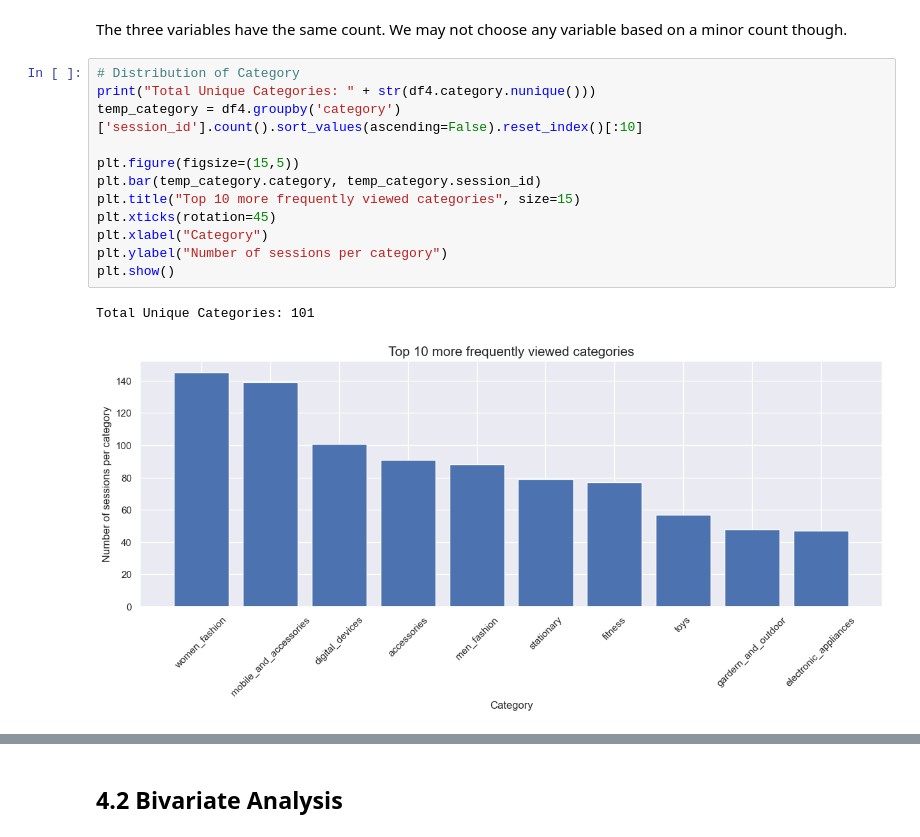
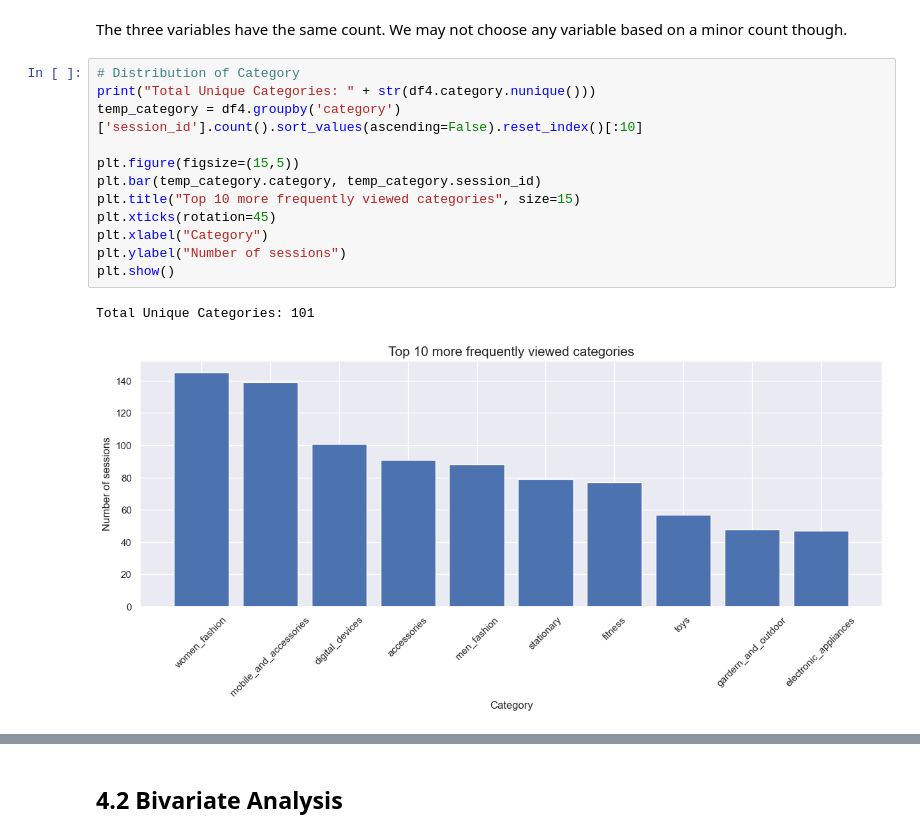
Before and after one commit to lucasquemelli/customer_propensity_purchase, a Jupyter notebook: customer_propensity_purchase.ipynb, the cells around one changed output, grey strips where cells are left out. Saved outputs shown, nothing was run; the diff lists cells and outputs as text.

```diff
--- a/customer_propensity_purchase.ipynb
+++ b/customer_propensity_purchase.ipynb
@@ -670,18 +670,18 @@ The three variables have the same count. We may not choose any variable based on
 # %%
 # Distribution of Category
 print("Total Unique Categories: " + str(df4.category.nunique()))
 temp_category = df4.groupby('category')['session_id'].count().sort_values(ascending=False).reset_index()[:10]
 
 plt.figure(figsize=(15,5))
 plt.bar(temp_category.category, temp_category.session_id)
 plt.title("Top 10 more frequently viewed categories", size=15)
 plt.xticks(rotation=45)
 plt.xlabel("Category")
-plt.ylabel("Number of sessions per category")
+plt.ylabel("Number of sessions")
 plt.show()
 # %% [output]
 Total Unique Categories: 101
-[figure, old version]
+[figure, new version]
 # %%
 # Distribution of SubCategory
 print("Total Unique SubCategories: " + str(df4.sub_category.nunique()))
```
Also changed, not shown: parts of 33 cells of this notebook.
